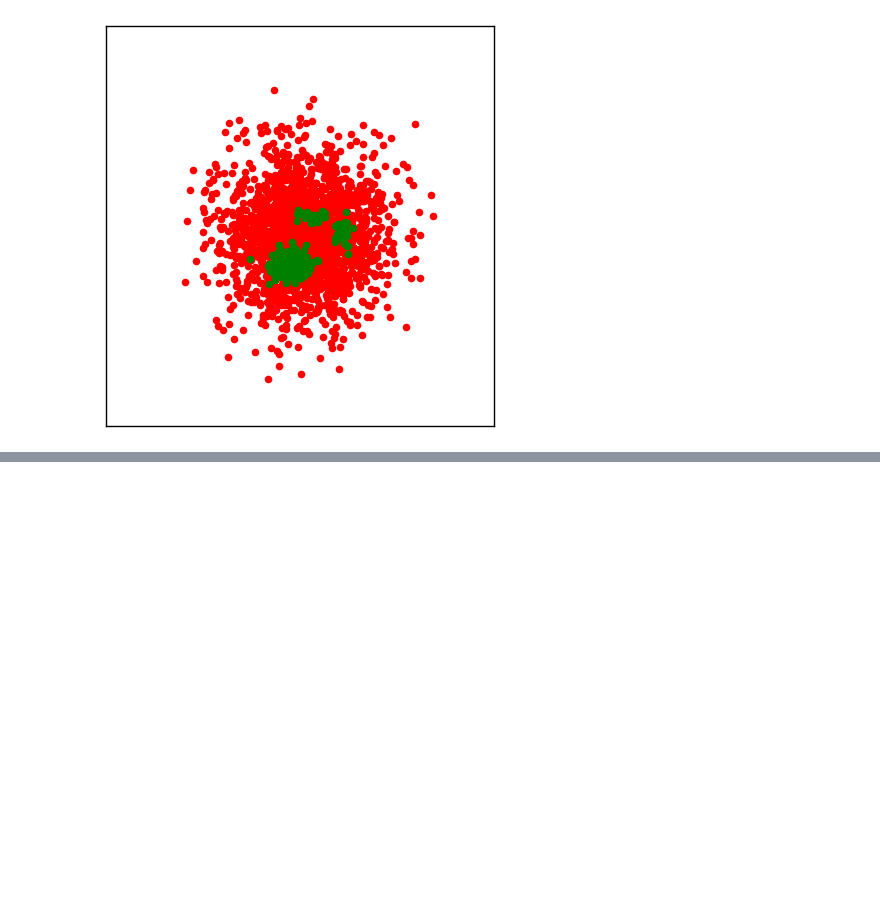
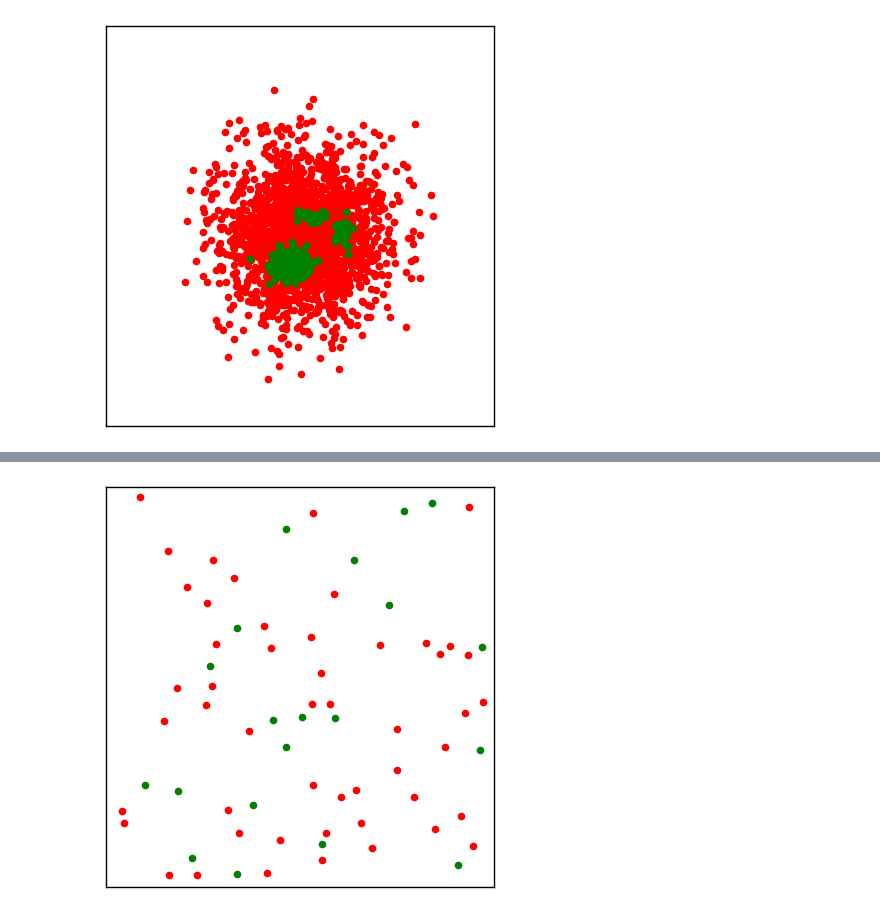
Before and after one commit to dbhaskar92/Coculture-ABM-Model, a Jupyter notebook: Generate Synthetic Data.ipynb, the cells around one changed output, grey strips where cells are left out. Cells and saved outputs as stored; diff of their text form; code cells hidden in the pictures; blank space fills up the shorter version.

```diff
--- a/Generate Synthetic Data.ipynb
+++ b/Generate Synthetic Data.ipynb
@@ -180,0 +335,5 @@ plot_syn_data(cell_pos, cell_types);
+# %%
+(cell_pos, cell_types) = generate_isolated_cells(50, 20, 42)
+plot_syn_data(cell_pos, cell_types);
+# %% [output]
+[figure, added]
```
Also changed, not shown: parts of 4 cells of this notebook.
